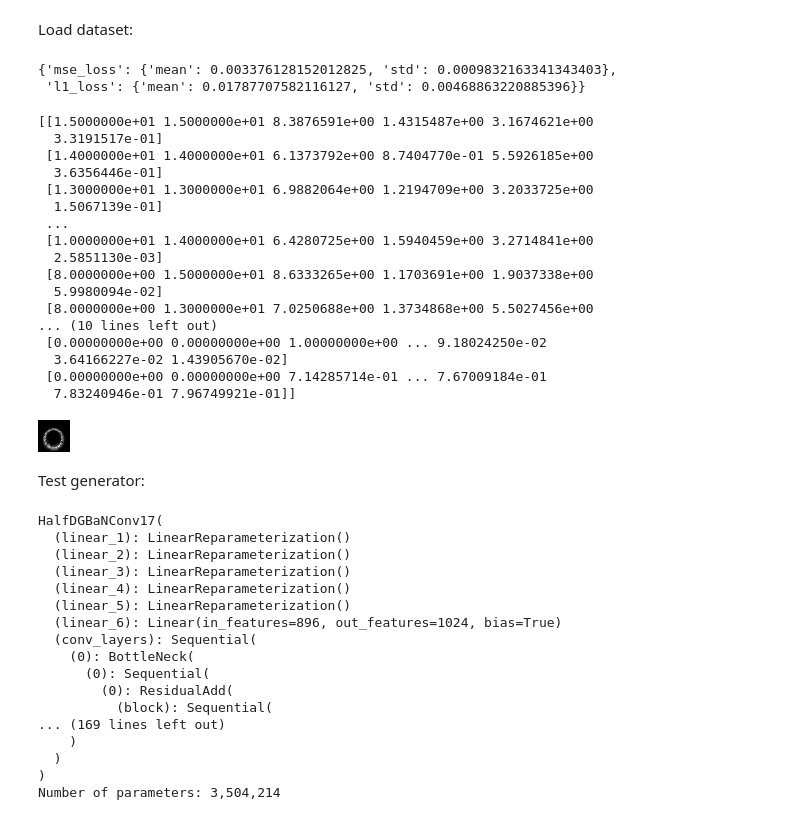
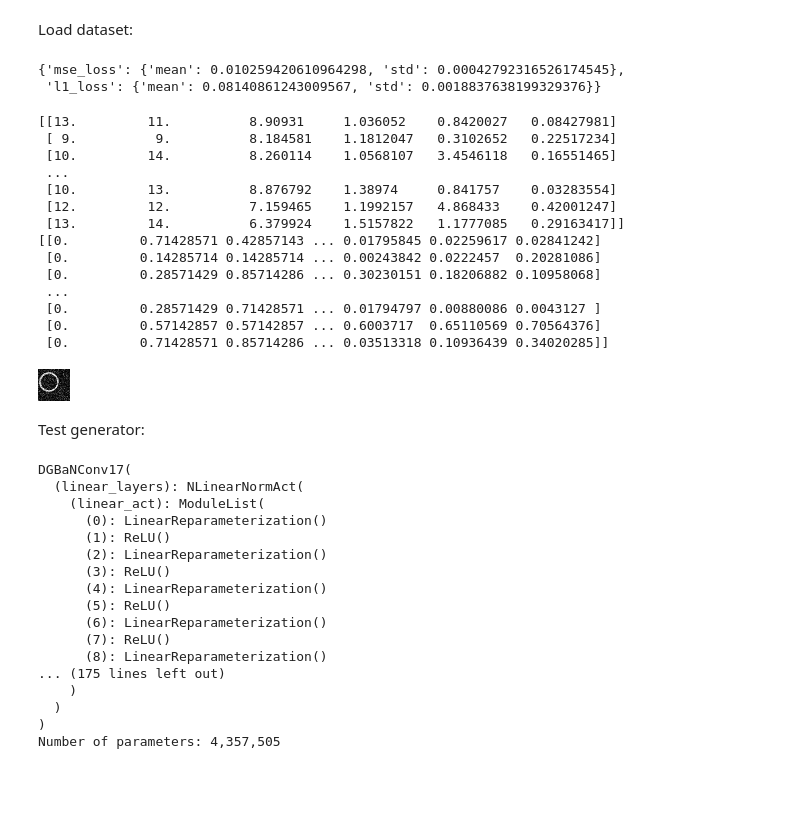
Before and after one commit to Bloomistell/DGBaN, a Jupyter notebook: test_model.ipynb, the cells around one changed output. Drawn from its saved outputs; the diff is of its cells as text; code cells hidden in the pictures; blank space fills up the shorter version.

```diff
--- a/test_model.ipynb
+++ b/test_model.ipynb
@@ -25,46 +22,43 @@ The autoreload extension is already loaded. To reload it, use:
 # %% [markdown]
 Load dataset:
 # %%
-data_size = 1_000_000
-data_gen = SingleRandomRing(N=32)
+data_size = 1000000
+data_gen = FeatureRandomRing3(N=32)
 X, y = data_gen.generate_dataset(data_size=data_size, noise=True, sigma=0.3, features_degree=2, seed=42, device='cpu', test_return=True)
 data_gen.noise_delta
 # %% [output]
-{'mse_loss': {'mean': 0.003376128152012825, 'std': 0.0009832163341343403},
- 'l1_loss': {'mean': 0.01787707582116127, 'std': 0.00468863220885396}}
+{'mse_loss': {'mean': 0.010259420610964298, 'std': 0.00042792316526174545},
+ 'l1_loss': {'mean': 0.08140861243009567, 'std': 0.0018837638199329376}}
 # %%
 features, transformed_features, imgs = data_gen.random_sample(256)
 print(features)
 print(transformed_features)
-Image.fromarray((imgs[0].reshape((32, 32)) * 255 / imgs[0].max()).astype(np.uint8))
+Image.fromarray(abs(imgs[0].reshape((32, 32)) * 255 / imgs[0].max()).astype(np.uint8))
 # %% [output]
-[[1.5000000e+01 1.5000000e+01 8.3876591e+00 1.4315487e+00 3.1674621e+00
-  3.3191517e-01]
- [1.4000000e+01 1.4000000e+01 6.1373792e+00 8.7404770e-01 5.5926185e+00
-  3.6356446e-01]
- [1.3000000e+01 1.3000000e+01 6.9882064e+00 1.2194709e+00 3.2033725e+00
-  1.5067139e-01]
+[[13.         11.          8.90931     1.036052    0.8420027   0.08427981]
+ [ 9.          9.          8.184581    1.1812047   0.3102652   0.22517234]
+ [10.         14.          8.260114    1.0568107   3.4546118   0.16551465]
  ...
- [1.0000000e+01 1.4000000e+01 6.4280725e+00 1.5940459e+00 3.2714841e+00
-  2.5851130e-03]
- [8.0000000e+00 1.5000000e+01 8.6333265e+00 1.1703691e+00 1.9037338e+00
-  5.9980094e-02]
- [8.0000000e+00 1.3000000e+01 7.0250688e+00 1.3734868e+00 5.5027456e+00
-... (10 lines left out)
- [0.00000000e+00 0.00000000e+00 1.00000000e+00 ... 9.18024250e-02
-  3.64166227e-02 1.43905670e-02]
- [0.00000000e+00 0.00000000e+00 7.14285714e-01 ... 7.67009184e-01
-  7.83240946e-01 7.96749921e-01]]
+ [10.         13.          8.876792    1.38974     0.841757    0.03283554]
+ [12.         12.          7.159465    1.1992157   4.868433    0.42001247]
+ [13.         14.          6.379924    1.5157822   1.1777085   0.29163417]]
+[[0.         0.71428571 0.42857143 ... 0.01795845 0.02259617 0.02841242]
+ [0.         0.14285714 0.14285714 ... 0.00243842 0.0222457  0.20281086]
+ [0.         0.28571429 0.85714286 ... 0.30230151 0.18206882 0.10958068]
+ ...
+ [0.         0.28571429 0.71428571 ... 0.01794797 0.00880086 0.0043127 ]
+ [0.         0.57142857 0.57142857 ... 0.6003717  0.65110569 0.70564376]
+ [0.         0.71428571 0.85714286 ... 0.03513318 0.10936439 0.34020285]]
-[figure, old version]
+[figure, new version]
 # %% [markdown]
 Test generator:
 # %%
 # load generator
-generator = HalfDGBaNConv17()
+generator = DGBaNConv17()
 # generator = torch.compile(generator)
 
 pre_trained_weights = torch.load(
-    '../save_data/SingleRandomRing/Adam_mse_loss_0/HalfDGBaNConv17_no_activation_function/HalfDGBaNConv17_no_activation_function_4.pt',
+    '../save_data/FeatureRandomRing3/Adam_mse_loss_0/DGBaNConv17_no_activation_function/DGBaNConv17_no_activation_function_73.pt',
     map_location=torch.device('cpu')
 )
 generator.load_state_dict(pre_trained_weights)
@@ -72,23 +66,23 @@ generator.load_state_dict(pre_trained_weights)
 print(generator.eval())
 print(f'Number of parameters: {count_params(generator):,}')
 # %% [output]
-HalfDGBaNConv17(
-  (linear_1): LinearReparameterization()
-  (linear_2): LinearReparameterization()
-  (linear_3): LinearReparameterization()
-  (linear_4): LinearReparameterization()
-  (linear_5): LinearReparameterization()
-  (linear_6): Linear(in_features=896, out_features=1024, bias=True)
-  (conv_layers): Sequential(
-    (0): BottleNeck(
-      (0): Sequential(
-        (0): ResidualAdd(
-          (block): Sequential(
-... (169 lines left out)
+DGBaNConv17(
+  (linear_layers): NLinearNormAct(
+    (linear_act): ModuleList(
+      (0): LinearReparameterization()
+      (1): ReLU()
+      (2): LinearReparameterization()
+      (3): ReLU()
+      (4): LinearReparameterization()
+      (5): ReLU()
+      (6): LinearReparameterization()
+      (7): ReLU()
+      (8): LinearReparameterization()
+... (175 lines left out)
     )
   )
 )
-Number of parameters: 3,504,214
+Number of parameters: 4,357,505
 # %%
 mse_loss = []
 l1_loss = []
```
Also changed, not shown: parts of 9 cells of this notebook, 8 other files.
